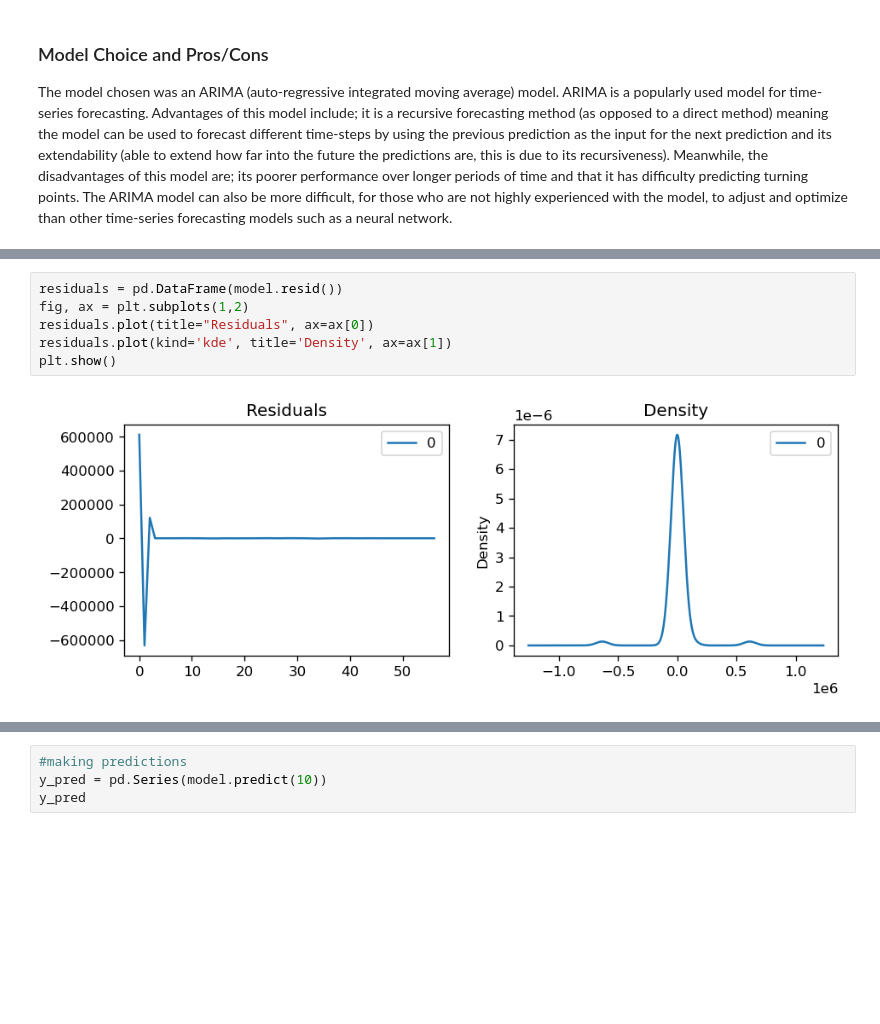
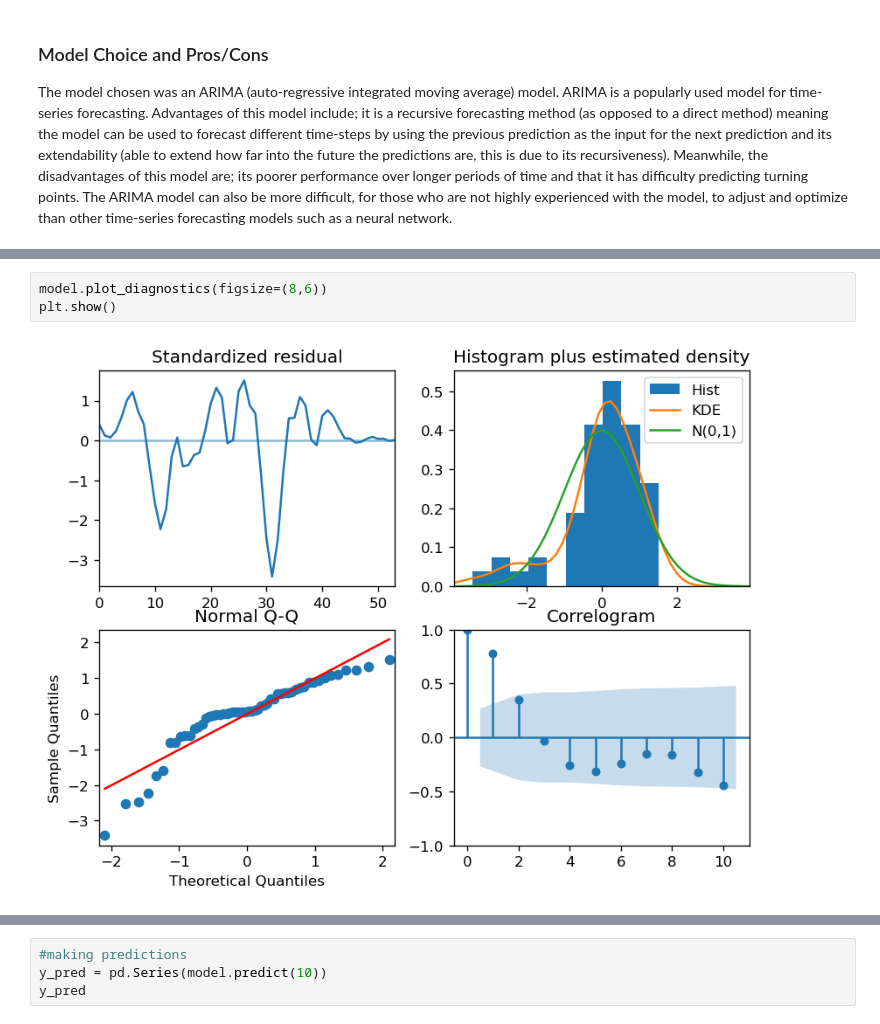
Before and after one commit to dkristek/UN_Country_Population_Growth, a Jupyter notebook: ARIMA_Model.ipynb, the cells around one changed output, grey strips where cells are left out. Drawn from its saved outputs; the diff is of its cells as text; blank space fills up the shorter version.

Commit message:
Accuracy score and residual analysis added

```diff
--- a/ARIMA_Model.ipynb
+++ b/ARIMA_Model.ipynb
@@ -280,11 +288,8 @@ Dep. Variable:                      y   No. Observations:                   57
 
 Warnings:
 [1] Covariance matrix calculated using the outer product of gradients (complex-step).
-# %%
-residuals = pd.DataFrame(model.resid())
-fig, ax = plt.subplots(1,2)
-residuals.plot(title="Residuals", ax=ax[0])
-residuals.plot(kind='kde', title='Density', ax=ax[1])
-plt.show()
-# %% [output]
-[figure, removed]
+# %%
+model.plot_diagnostics(figsize=(8,6))
+plt.show()
+# %% [output]
+[figure, added]
```
Also changed, not shown: parts of 41 cells of this notebook.
